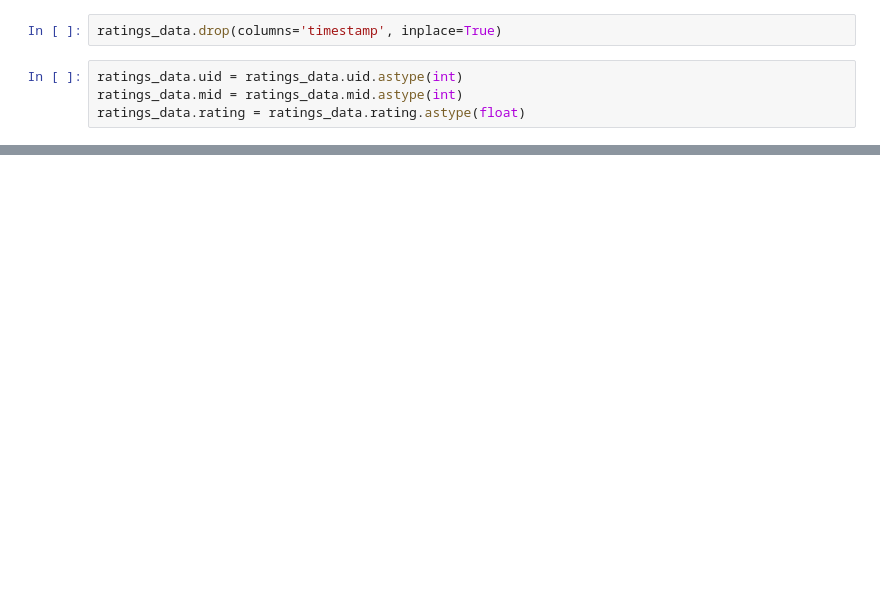
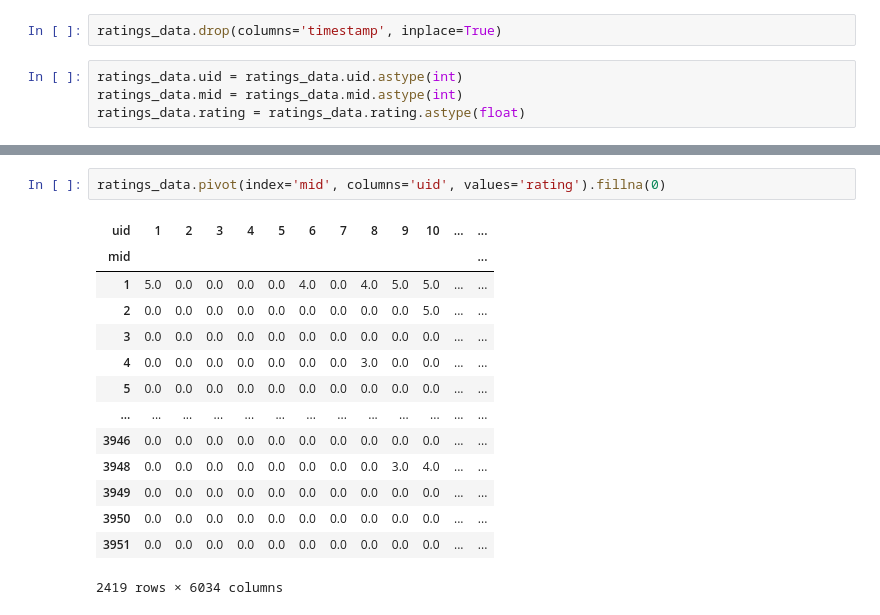
Before and after one commit to theophilestourbe/recommander_system_project, a Jupyter notebook: main.ipynb, the cells around one changed output, grey strips where cells are left out. Drawn from its saved outputs; the diff is of its cells as text; blank space fills up the shorter version.

```diff
--- a/main.ipynb
+++ b/main.ipynb
@@ -554,0 +455,17 @@ ratings_data.groupby('uid')['uid'].count().min()
+# %%
+ratings_data.pivot(index='mid', columns='uid', values='rating').fillna(0)
+# %% [output]
+| uid | 1 | 2 | 3 | 4 | 5 | 6 | 7 | 8 | 9 | 10 | ... | ... |
+| mid |  |  |  |  |  |  |  |  |  |  |  | ... |
+| 1 | 5.0 | 0.0 | 0.0 | 0.0 | 0.0 | 4.0 | 0.0 | 4.0 | 5.0 | 5.0 | ... | ... |
+| 2 | 0.0 | 0.0 | 0.0 | 0.0 | 0.0 | 0.0 | 0.0 | 0.0 | 0.0 | 5.0 | ... | ... |
+| 3 | 0.0 | 0.0 | 0.0 | 0.0 | 0.0 | 0.0 | 0.0 | 0.0 | 0.0 | 0.0 | ... | ... |
+| 4 | 0.0 | 0.0 | 0.0 | 0.0 | 0.0 | 0.0 | 0.0 | 3.0 | 0.0 | 0.0 | ... | ... |
+| 5 | 0.0 | 0.0 | 0.0 | 0.0 | 0.0 | 0.0 | 0.0 | 0.0 | 0.0 | 0.0 | ... | ... |
+| ... | ... | ... | ... | ... | ... | ... | ... | ... | ... | ... | ... | ... |
+| 3946 | 0.0 | 0.0 | 0.0 | 0.0 | 0.0 | 0.0 | 0.0 | 0.0 | 0.0 | 0.0 | ... | ... |
+| 3948 | 0.0 | 0.0 | 0.0 | 0.0 | 0.0 | 0.0 | 0.0 | 0.0 | 3.0 | 4.0 | ... | ... |
+| 3949 | 0.0 | 0.0 | 0.0 | 0.0 | 0.0 | 0.0 | 0.0 | 0.0 | 0.0 | 0.0 | ... | ... |
+| 3950 | 0.0 | 0.0 | 0.0 | 0.0 | 0.0 | 0.0 | 0.0 | 0.0 | 0.0 | 0.0 | ... | ... |
+| 3951 | 0.0 | 0.0 | 0.0 | 0.0 | 0.0 | 0.0 | 0.0 | 0.0 | 0.0 | 0.0 | ... | ... |
+2419 rows × 6034 columns
```
Also changed, not shown: parts of 63 cells of this notebook.
